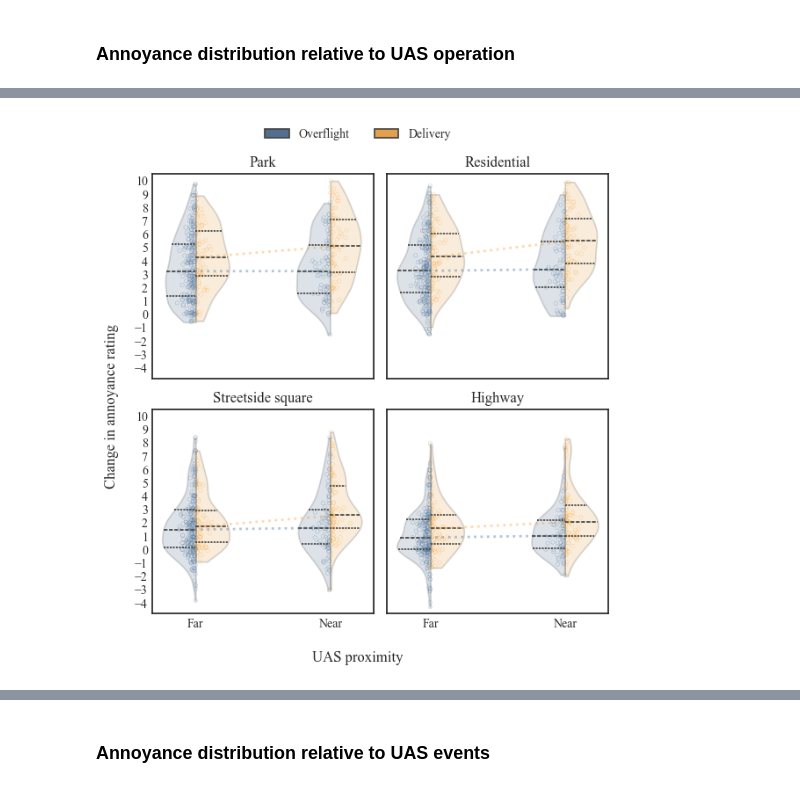
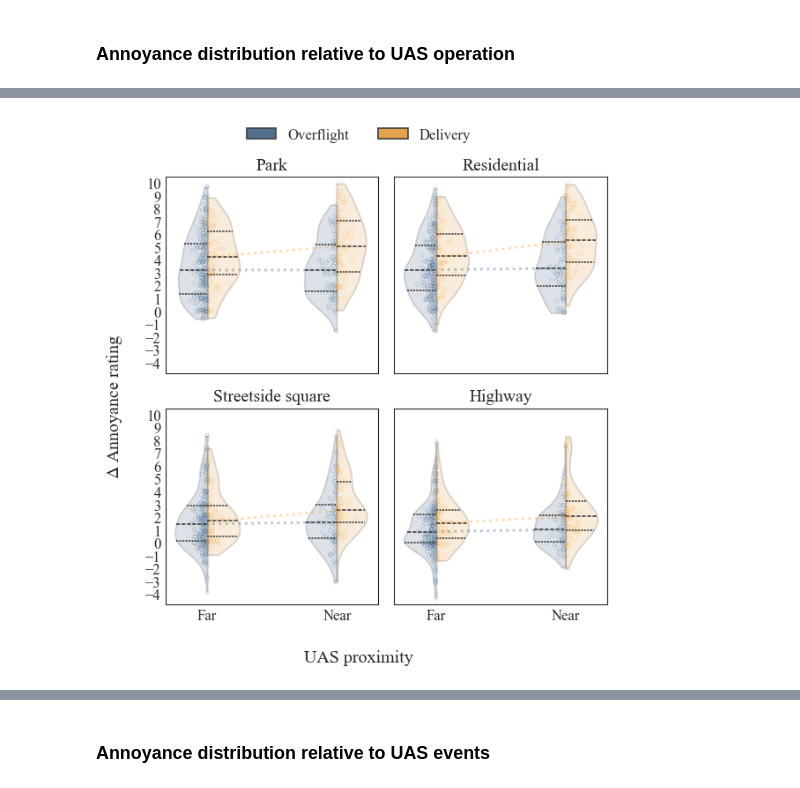
Before and after one commit to acoustics-code-salford/refmap-psychoacoustics, a Jupyter notebook: src/refmap_psychoacoustics/notebooks/refmap_listest2_analysis_EDA.ipynb, the cells around one changed output, grey strips where cells are left out. Drawn from its saved outputs; the diff is of its cells as text; code cells hidden in the pictures.

```diff
--- a/src/refmap_psychoacoustics/notebooks/refmap_listest2_analysis_EDA.ipynb
+++ b/src/refmap_psychoacoustics/notebooks/refmap_listest2_analysis_EDA.ipynb
@@ -36,9 +38,9 @@ mpl.rcParams.update({'font.size': 16})
 mpl.rcParams['figure.autolayout'] = True
 mpl.rcParams['mathtext.fontset'] = 'stix'
 
-SMALL_SIZE = 10
-MEDIUM_SIZE = 12
-BIGGER_SIZE = 14
+SMALL_SIZE = 12
+MEDIUM_SIZE = 14
+BIGGER_SIZE = 16
 
 plt.rc('font', size=SMALL_SIZE)          # controls default text sizes
 plt.rc('axes', titlesize=MEDIUM_SIZE,
@@ -63,3 +65,8 @@ if not QApplication.instance():
     app = QApplication(sys.argv)
 else:
     app = QApplication.instance()
+
+
+# setup ipython autoreloading magic
+%load_ext autoreload
+%autoreload 2
@@ -1022,7 +482,7 @@ fig, axs = violin_facet(data=data, facet_col='AmbientEnv', facet_row='UASOperati
                         x='UASProximity', y='dAnnoyance', hue='UASType',
                         palette=mycolours[1:], med_trace=True,
                         figsize=(10, 8), alpha_pt=0.5, size_pt=10,
-                        xlabel="UAS proximity", ylabel="Change in annoyance rating",
+                        xlabel="UAS proximity", ylabel="$\\Delta$ Annoyance rating",
                         yticks=range(-4, 11))
 
 for ax in axs.flatten():
@@ -1127,35 +587,35 @@ data = subjData.loc[(subjData['UASType'] != 'Baseline') &
 # recategorise to omit baseline
 data['UASProximity'] = pd.Categorical(data['UASProximity'], ["Far", "Near"])
 data['UASType'] = pd.Categorical(data['UASType'], ["H520", "T150"])
 data['UASOperation'] = pd.Categorical(data['UASOperation'], ["Overflight", "Delivery"])
 
 
 fig, axs = violin_facet(data=data, facet_col='AmbientEnv', wrap_cols=2,
                         plot_func=violinsplit,
                         title_fmt="Ambient env: {value}",
                         legend_bbox_to_anchor=(0.5, 1.05),
                         sharex=True, sharey=True,
                         x='UASProximity', y='dAnnoyance', hue='UASOperation',
                         palette=mycolours[3:], med_trace=True,
                         figsize=(6, 6), alpha_pt=0.5, size_pt=10,
-                        xlabel="UAS proximity", ylabel="Change in annoyance rating",
+                        xlabel="UAS proximity", ylabel="$\\Delta$ Annoyance rating",
                         yticks=range(-4, 11))
 
 for ax in axs.flatten():
     ax.set(ylim=[-4.8, 10.5])
 
 if saveplots:
 
     filename = "dAnnoyByProxByOpByAmb"
 
     fig.savefig(os.path.join(outFigPath, "svg", filename + ".svg"),
                 format='svg', bbox_inches='tight')
     fig.savefig(os.path.join(outFigPath, "pdf", filename + ".pdf"),
                 format='pdf', bbox_inches='tight')
 
 plt.show()
 # %% [output]
-[figure, old version]
+[figure, new version]
 # %%
 data = subjData.loc[(subjData['UASType'] != 'Baseline') &
                     (subjData['AmbientRef'] != 'Park3Loud') &
```
Also changed, not shown: parts of 41 cells of this notebook, 5 other files.
